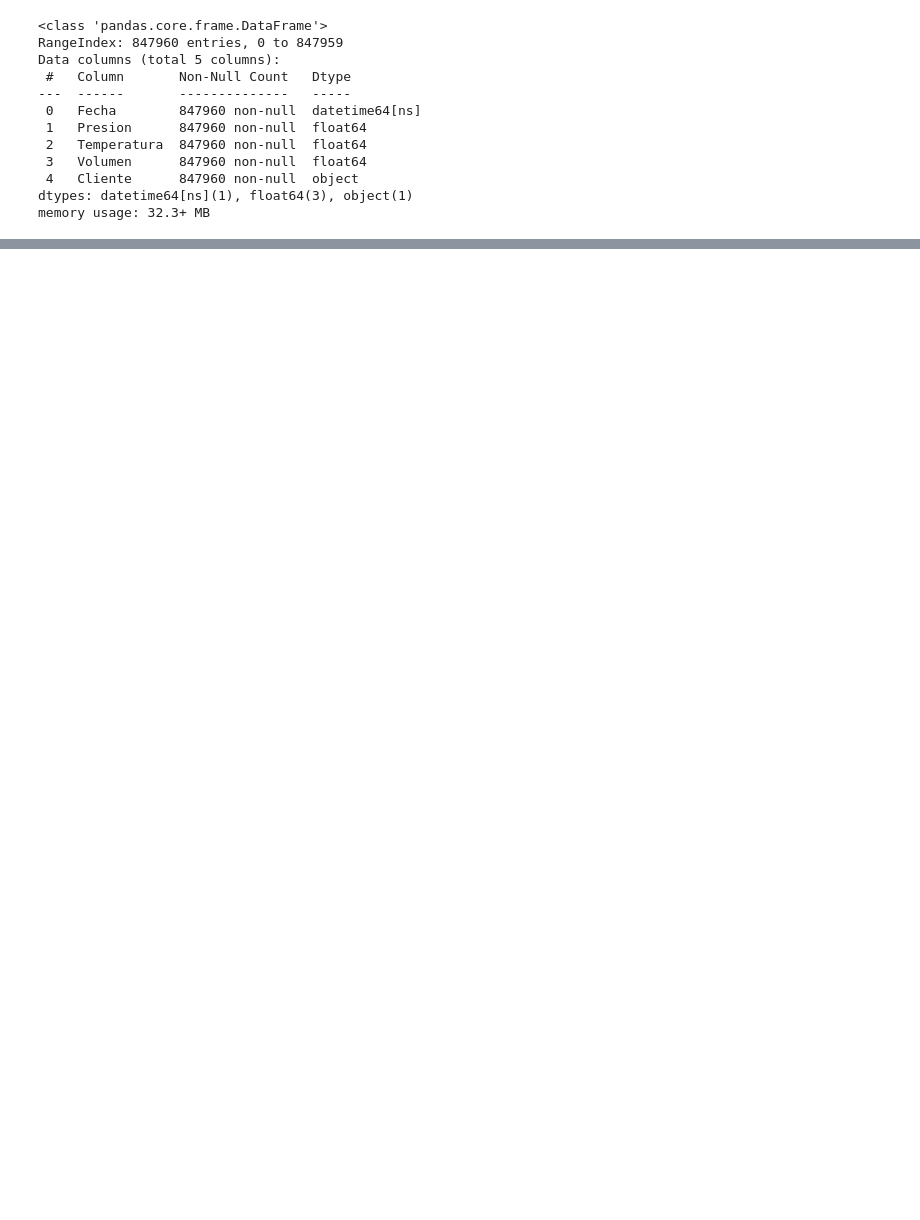
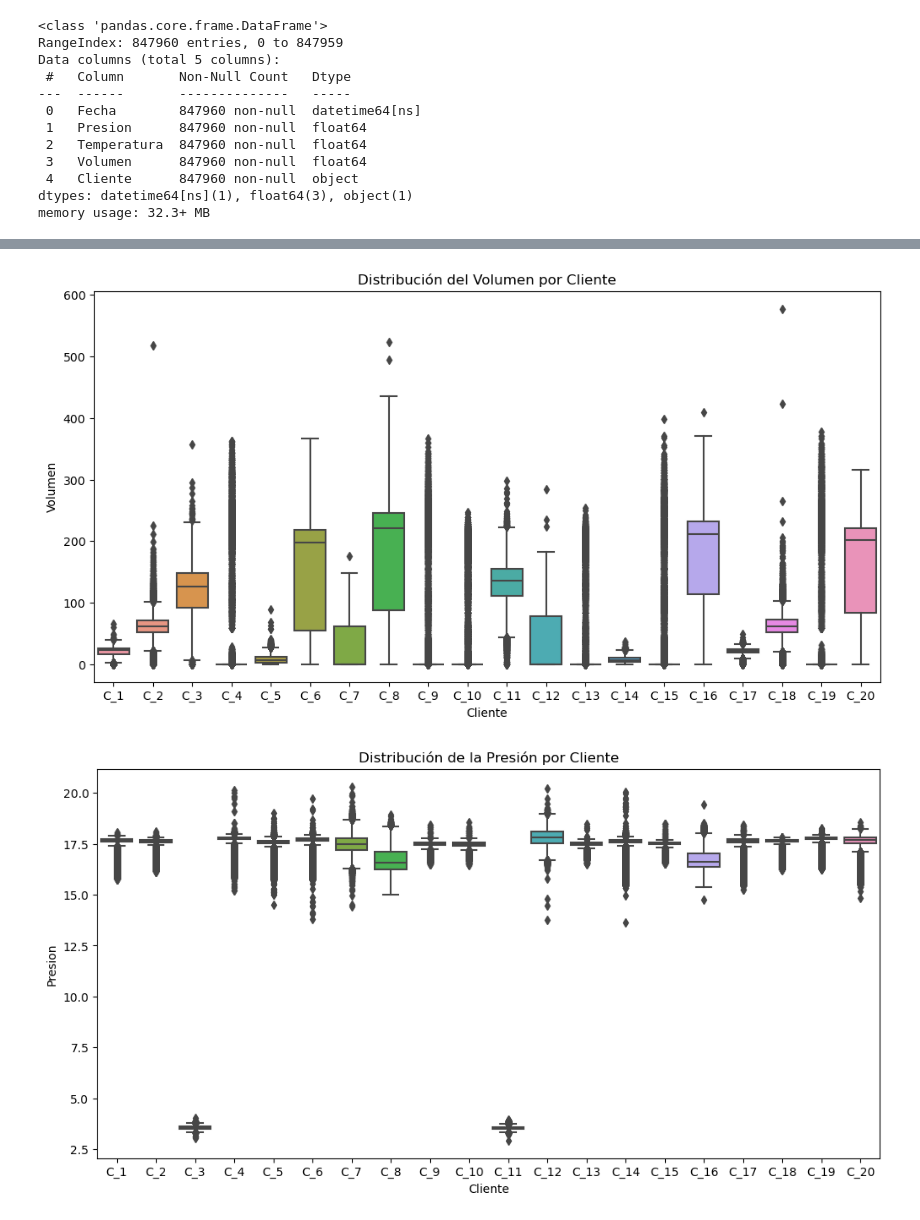
Before and after one commit to ek-diaz/final_project, a Jupyter notebook: contugas.ipynb, the cells around one changed output, grey strips where cells are left out. Cells and saved outputs as stored; diff of their text form; code cells hidden in the pictures; blank space fills up the shorter version.

```diff
--- a/contugas.ipynb
+++ b/contugas.ipynb
@@ -52,0 +143,23 @@ df.describe().T
+# %%
+import seaborn as sns
+
+# Boxplot para Volumen por cliente
+plt.figure(figsize=(12, 6))
+sns.boxplot(x='Cliente', y='Volumen', data=df)
+plt.title('Distribución del Volumen por Cliente')
+plt.show()
+
+# Boxplot para Presión por cliente
+plt.figure(figsize=(12, 6))
+sns.boxplot(x='Cliente', y='Presion', data=df)
+plt.title('Distribución de la Presión por Cliente')
+plt.show()
+
+# Boxplot para Temperatura por cliente
+plt.figure(figsize=(12, 6))
+sns.boxplot(x='Cliente', y='Temperatura', data=df)
+plt.title('Distribución de la Temperatura por Cliente')
+plt.show()
+# %% [output]
+[figure, added]
+[figure, added]
```
Also changed, not shown: parts of 9 cells of this notebook, 1 other file.
